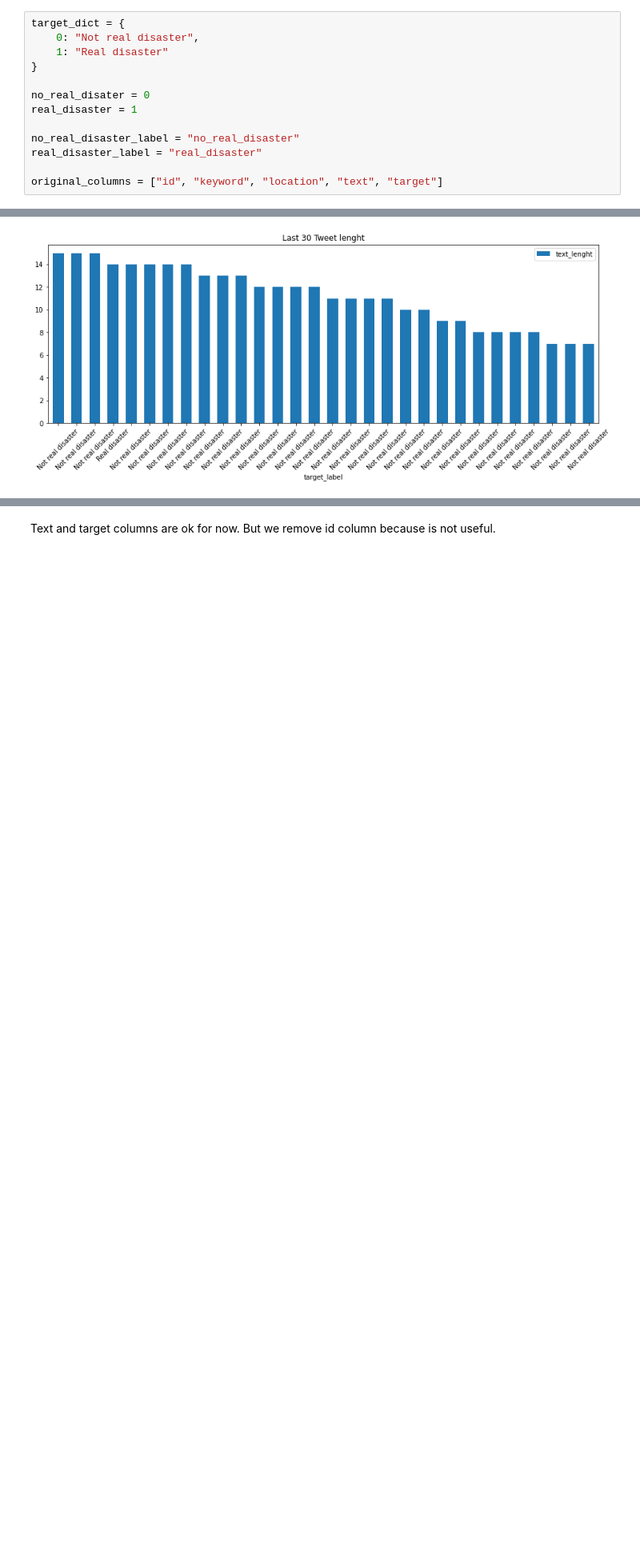
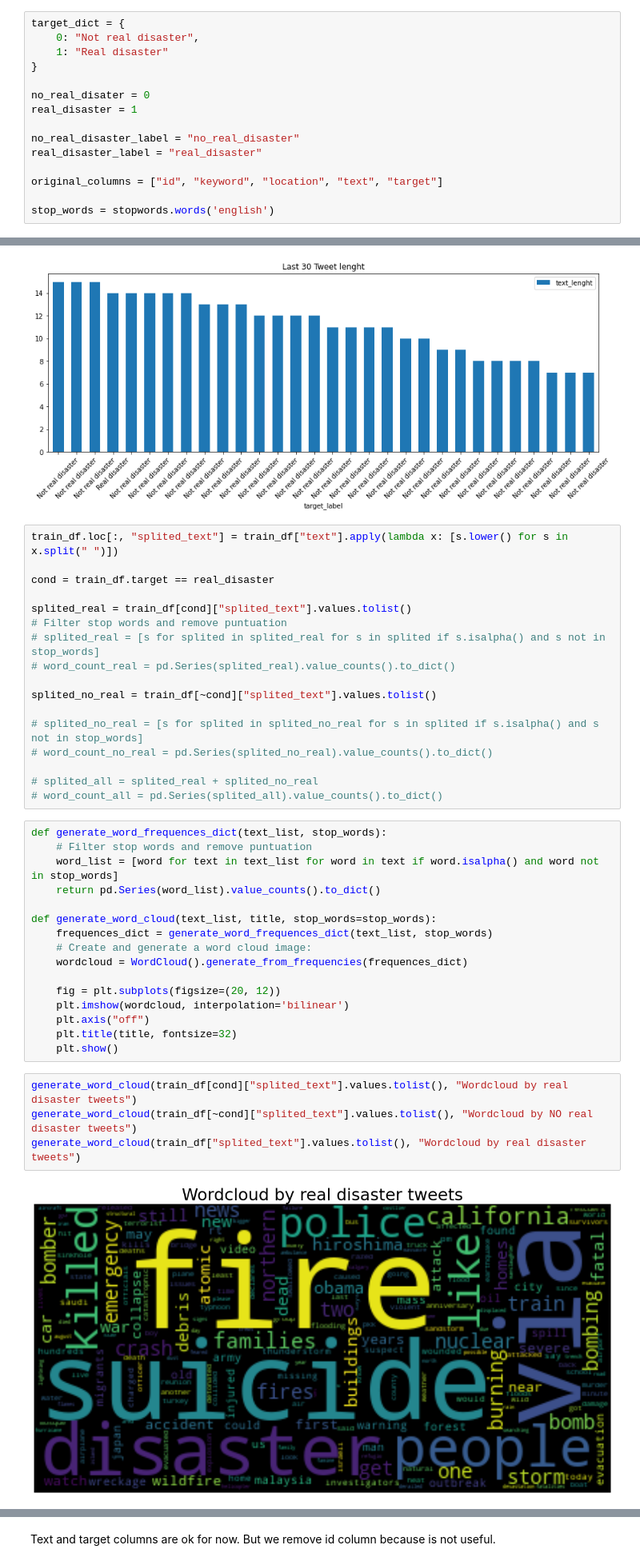
Before and after one commit to casals90/nlp_with_disaster_tweets, a Jupyter notebook: NLP_twitter.ipynb, the cells around one changed output, grey strips where cells are left out. Shown at 80% size. Saved outputs shown, nothing was run; the diff lists cells and outputs as text; blank space fills up the shorter version.

Commit message:
Adding wordcloud

```diff
--- a/NLP_twitter.ipynb
+++ b/NLP_twitter.ipynb
@@ -22,6 +25,8 @@ no_real_disaster_label = "no_real_disaster"
 real_disaster_label = "real_disaster"
 
 original_columns = ["id", "keyword", "location", "text", "target"]
+
+stop_words = stopwords.words('english')
 # %% [markdown]
 ### Data folders
 # %%
@@ -196,3 +201,42 @@ last_len_df.plot(kind="bar", y="text_lenght", x="target_label", width=0.6,
 # %% [output]
 <matplotlib.axes._subplots.AxesSubplot at 0x...>
 [figure]
+# %%
+train_df.loc[:, "splited_text"] = train_df["text"].apply(lambda x: [s.lower() for s in x.split(" ")])
+
+cond = train_df.target == real_disaster
+
+splited_real = train_df[cond]["splited_text"].values.tolist()
+# Filter stop words and remove puntuation
+# splited_real = [s for splited in splited_real for s in splited if s.isalpha() and s not in stop_words]
+# word_count_real = pd.Series(splited_real).value_counts().to_dict()
+
+splited_no_real = train_df[~cond]["splited_text"].values.tolist()
+
+# splited_no_real = [s for splited in splited_no_real for s in splited if s.isalpha() and s not in stop_words]
+# word_count_no_real = pd.Series(splited_no_real).value_counts().to_dict()
+
+# splited_all = splited_real + splited_no_real
+# word_count_all = pd.Series(splited_all).value_counts().to_dict()
+# %%
+def generate_word_frequences_dict(text_list, stop_words):
+    # Filter stop words and remove puntuation
+    word_list = [word for text in text_list for word in text if word.isalpha() and word not in stop_words]
+    return pd.Series(word_list).value_counts().to_dict()
+
+def generate_word_cloud(text_list, title, stop_words=stop_words):
+    frequences_dict = generate_word_frequences_dict(text_list, stop_words)
+    # Create and generate a word cloud image:
+    wordcloud = WordCloud().generate_from_frequencies(frequences_dict)
+
+    fig = plt.subplots(figsize=(20, 12))
+    plt.imshow(wordcloud, interpolation='bilinear')
+    plt.axis("off")
+    plt.title(title, fontsize=32)
+    plt.show()
+# %%
+generate_word_cloud(train_df[cond]["splited_text"].values.tolist(), "Wordcloud by real disaster tweets")
+generate_word_cloud(train_df[~cond]["splited_text"].values.tolist(), "Wordcloud by NO real disaster tweets")
+generate_word_cloud(train_df["splited_text"].values.tolist(), "Wordcloud by real disaster tweets")
+# %% [output]
+[figure, added]
```
Also changed, not shown: parts of 4 cells of this notebook.
